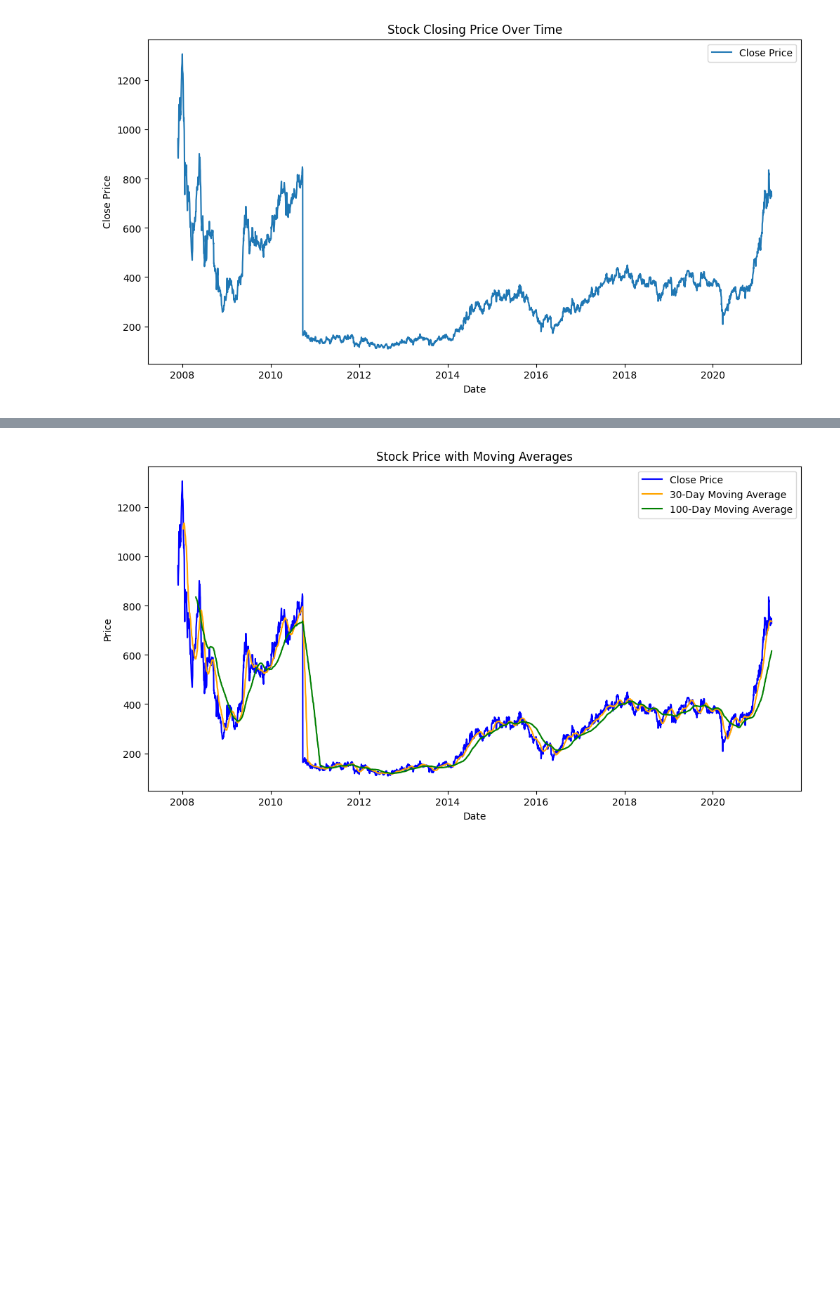
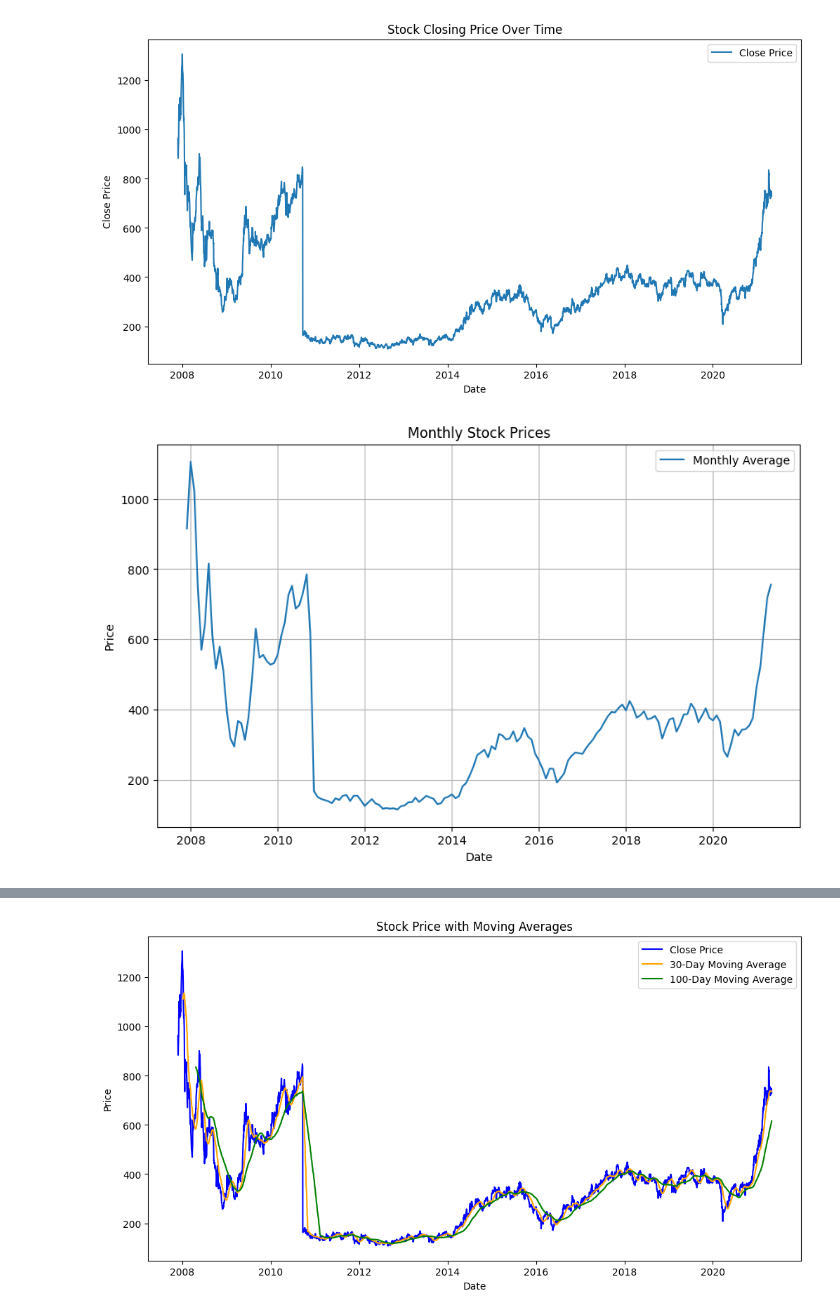
Before and after one commit to championorwhat/StockMarketPredictionTool, a Jupyter notebook: AdaniPortsAnalysis.ipynb, the cells around one changed output, grey strips where cells are left out. Cells and saved outputs as stored; diff of their text form; code cells hidden in the pictures; blank space fills up the shorter version.

```diff
--- a/AdaniPortsAnalysis.ipynb
+++ b/AdaniPortsAnalysis.ipynb
@@ -78,3 +78,15 @@ plt.legend()
 plt.show()
 # %% [output]
 [figure]
+# %%
+monthly_data = df['Close'].resample('M').mean()  # Resample data by month and calculate mean
+plt.figure(figsize=(10, 6))
+plt.plot(monthly_data.index, monthly_data, label='Monthly Average')
+plt.title('Monthly Stock Prices')
+plt.xlabel('Date')
+plt.ylabel('Price')
+plt.legend()
+plt.grid()
+plt.show()
+# %% [output]
+[figure, added]
```
Also changed, not shown: parts of 15 cells of this notebook.
